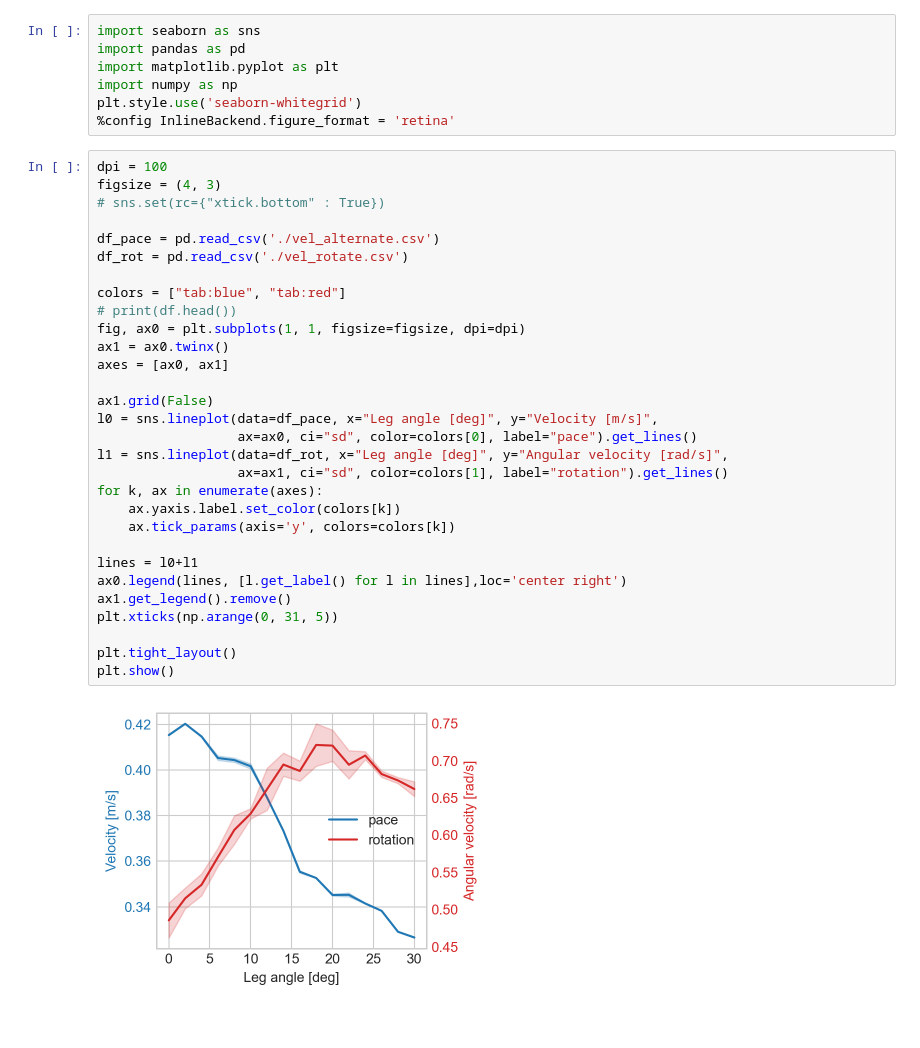
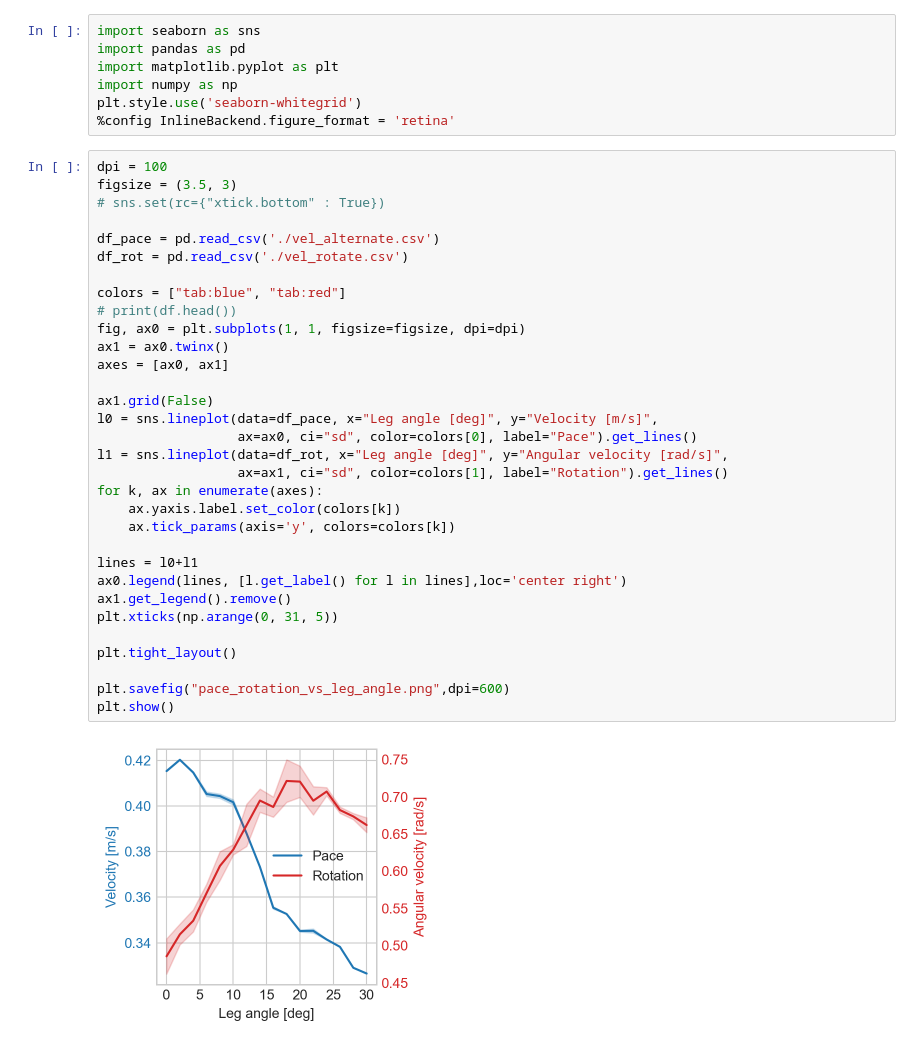
Before and after one commit to boxiXia/flexipodBulletSim, a Jupyter notebook: plot.ipynb, the cells around one changed output. Cells and saved outputs as stored; diff of their text form.

Commit message:
updated plot

```diff
--- a/plot.ipynb
+++ b/plot.ipynb
@@ -7,33 +7,35 @@ plt.style.use('seaborn-whitegrid')
 %config InlineBackend.figure_format = 'retina'
 # %%
 dpi = 100
-figsize = (4, 3)
+figsize = (3.5, 3)
 # sns.set(rc={"xtick.bottom" : True})
 
 df_pace = pd.read_csv('./vel_alternate.csv')
 df_rot = pd.read_csv('./vel_rotate.csv')
 
 colors = ["tab:blue", "tab:red"]
 # print(df.head())
 fig, ax0 = plt.subplots(1, 1, figsize=figsize, dpi=dpi)
 ax1 = ax0.twinx()
 axes = [ax0, ax1]
 
 ax1.grid(False)
 l0 = sns.lineplot(data=df_pace, x="Leg angle [deg]", y="Velocity [m/s]",
-                  ax=ax0, ci="sd", color=colors[0], label="pace").get_lines()
+                  ax=ax0, ci="sd", color=colors[0], label="Pace").get_lines()
 l1 = sns.lineplot(data=df_rot, x="Leg angle [deg]", y="Angular velocity [rad/s]",
-                  ax=ax1, ci="sd", color=colors[1], label="rotation").get_lines()
+                  ax=ax1, ci="sd", color=colors[1], label="Rotation").get_lines()
 for k, ax in enumerate(axes):
     ax.yaxis.label.set_color(colors[k])
     ax.tick_params(axis='y', colors=colors[k])
 
 lines = l0+l1
 ax0.legend(lines, [l.get_label() for l in lines],loc='center right')
 ax1.get_legend().remove()
 plt.xticks(np.arange(0, 31, 5))
 
 plt.tight_layout()
+
+plt.savefig("pace_rotation_vs_leg_angle.png",dpi=600)
 plt.show()
 # %% [output]
-[figure, old version]
+[figure, new version]
```
Also changed, not shown: parts of 1 cell of this notebook.
